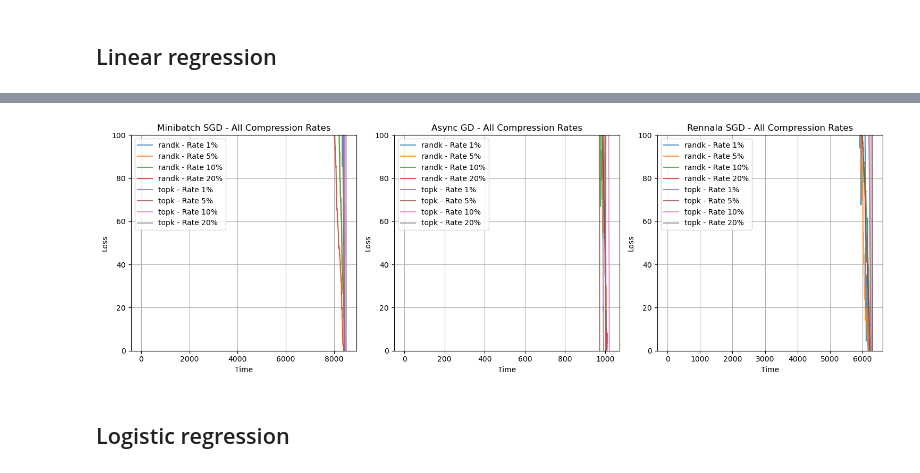
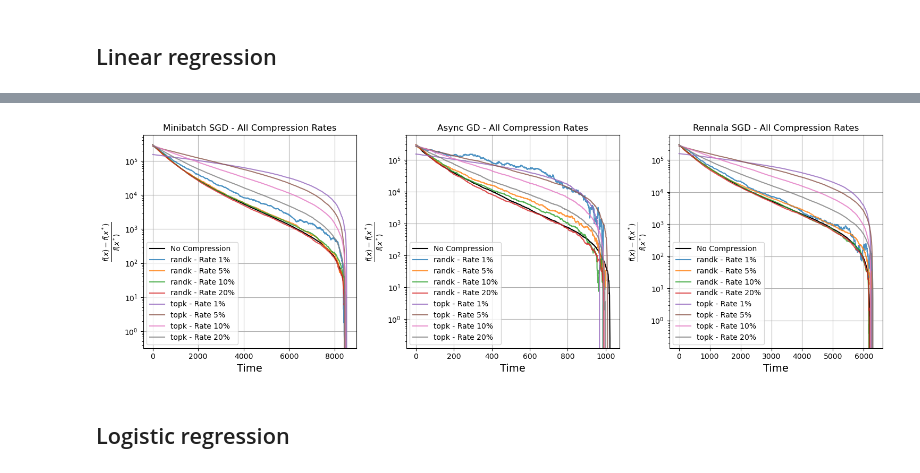
Before and after one commit to AlievAE/AsyncMethods, a Jupyter notebook: compressed_experiments.ipynb, the cells around one changed output, grey strips where cells are left out. Cells and saved outputs as stored; diff of their text form; code cells hidden in the pictures.

```diff
--- a/compressed_experiments.ipynb
+++ b/compressed_experiments.ipynb
@@ -94,0 +41,4 @@ def run_optimization_methods(w, data, time_distributions, loss_function,\
+# %%
+def run_optimization_steps(method, w, n_iterations):
+    current_x, loss_history, computation_times, x_history = method.run_steps(n_iterations)
+    return loss_history, computation_times
@@ -113,7 +128,7 @@ n_iterations = 2_000
 lr = 1e-3
 # %%
 range_of_k = np.array(np.array([.01, .05, .1, .2]) * X.shape[1], dtype='int')
-compressions = [#'none',
+compressions = ['none',
                 'randk',
                 'topk',
                 ]
@@ -147,33 +148,53 @@ Running Minibatch SGD with compression topk and compression rate 20
 Running Async GD with compression topk and compression rate 20
 Running Rennala SGD with compression topk and compression rate 20
+# %%
+normalization_factors = {}
+for method_name in methods:
+    normalization_factors[method_name] = {}
+    for compression in compressions:
+        normalization_factors[method_name][compression] = {}
+        if compression == 'none':
+            if compression in losses_lin_regression[method_name]:
+                normalization_factors[method_name][compression] = np.min(losses_lin_regression[method_name][compression])
+        else:
+            for compression_rate in range_of_k:
+                if compression in losses_lin_regression[method_name] and compression_rate in losses_lin_regression[method_name][compression]:
+                    normalization_factors[method_name][compression][compression_rate] = np.min(losses_lin_regression[method_name][compression][compression_rate])
 # %%
 plt.figure(figsize=(15, 5))
 
 compression_percentage = [1, 5, 10, 20]
 
 for method_idx, method_name in enumerate(methods):
     plt.subplot(1, len(methods), method_idx + 1)
     for compression in compressions:
-        i = 0
-        for compression_rate in range_of_k:
-            if compression in times_lin_regression[method_name] and compression_rate in times_lin_regression[method_name][compression]:
-                plt.plot(times_lin_regression[method_name][compression][compression_rate], \
-                         losses_lin_regression[method_name][compression][compression_rate] -\
-                            np.min(losses_lin_regression[method_name][compression][compression_rate]), \
-                         label=f'{compression} - Rate {compression_percentage[i]}%',\
-                         alpha=.8)
-            i += 1
+        if compression == 'none':
+            if compression in times_lin_regression[method_name]:
+                normalized_loss = losses_lin_regression[method_name][compression] - normalization_factors[method_name][compression]
+                plt.plot(times_lin_regression[method_name][compression],
+                         normalized_loss,
+                         label=f'No Compression',
+                         color = 'black')
+        else:
+            i = 0
+            for compression_rate in range_of_k:
+                if compression in times_lin_regression[method_name] and compression_rate in times_lin_regression[method_name][compression]:
+                    normalized_loss = losses_lin_regression[method_name][compression][compression_rate] - normalization_factors[method_name][compression][compression_rate]
+                    plt.plot(times_lin_regression[method_name][compression][compression_rate],
+                             normalized_loss,
+                             label=f'{compression} - Rate {compression_percentage[i]}%',
+                             alpha=.8)
+                i += 1
     plt.title(f'{method_name} - All Compression Rates')
-    plt.xlabel('Time')
-    plt.ylabel('Loss')
-    #plt.yscale('log')
-    plt.ylim(0, 1e2)
+    plt.xlabel('Time', fontsize=14)
+    plt.ylabel(r'$\frac{f(x) - f(x^*)}{f(x^*)}$', fontsize=14)
+    plt.yscale('log')
     plt.legend()
     plt.grid(True)
 
 plt.tight_layout()
 plt.show()
 # %% [output]
-[figure, old version]
+[figure, new version]
 # %% [markdown]
 ## Logistic regression
```
Also changed, not shown: parts of 18 cells of this notebook, 2 other files.
